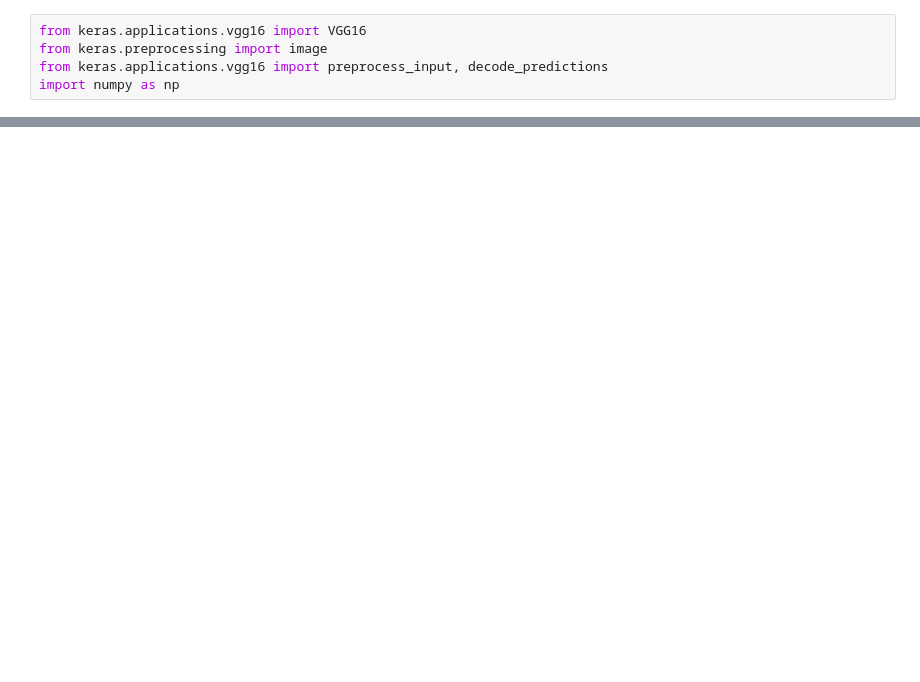
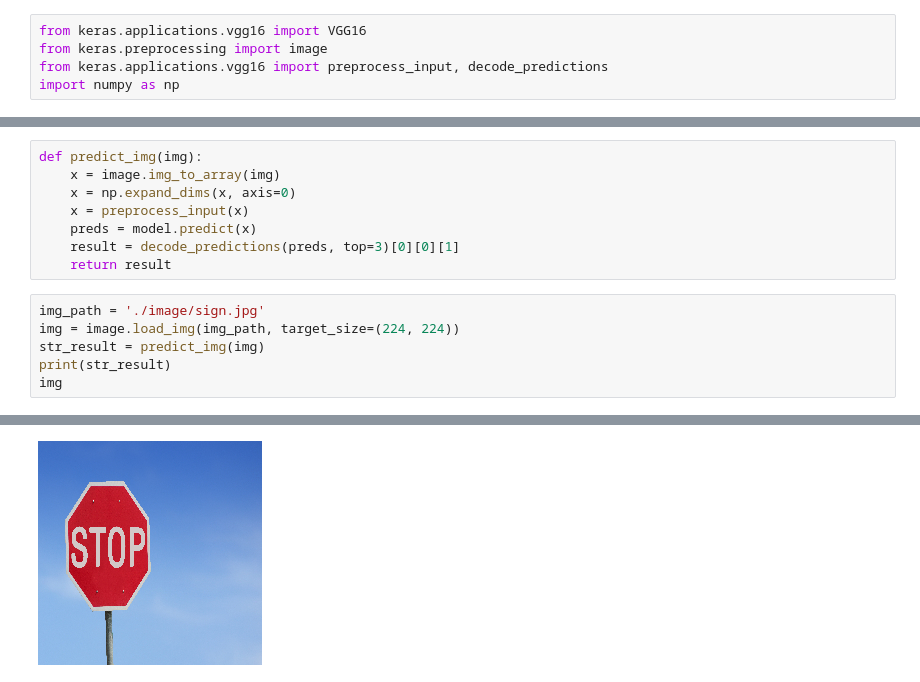
Before and after one commit to aidinfk/Deep-learning-complete-course, a Jupyter notebook: DL/using_a_pretrained_convent.ipynb, the cells around one changed output, grey strips where cells are left out. Saved outputs shown, nothing was run; the diff lists cells and outputs as text; blank space fills up the shorter version.

```diff
--- a/DL/using_a_pretrained_convent.ipynb
+++ b/DL/using_a_pretrained_convent.ipynb
@@ -24,0 +21,15 @@ Predicted: [('n02504458', 'African_elephant', np.float32(0.7515057)), ('n0187126
+# %%
+def predict_img(img):
+    x = image.img_to_array(img)
+    x = np.expand_dims(x, axis=0)
+    x = preprocess_input(x)
+    preds = model.predict(x)
+    result = decode_predictions(preds, top=3)[0][0][1]
+    return result
+# %%
+img_path = './image/sign.jpg'
+img = image.load_img(img_path, target_size=(224, 224))
+str_result = predict_img(img)
+print(str_result)
+img
+# %% [output]
@@ -24,0 +38 @@ Predicted: [('n02504458', 'African_elephant', np.float32(0.7515057)), ('n0187126
+[figure, added]
```
Also changed, not shown: parts of 3 cells of this notebook, 1 other file.
